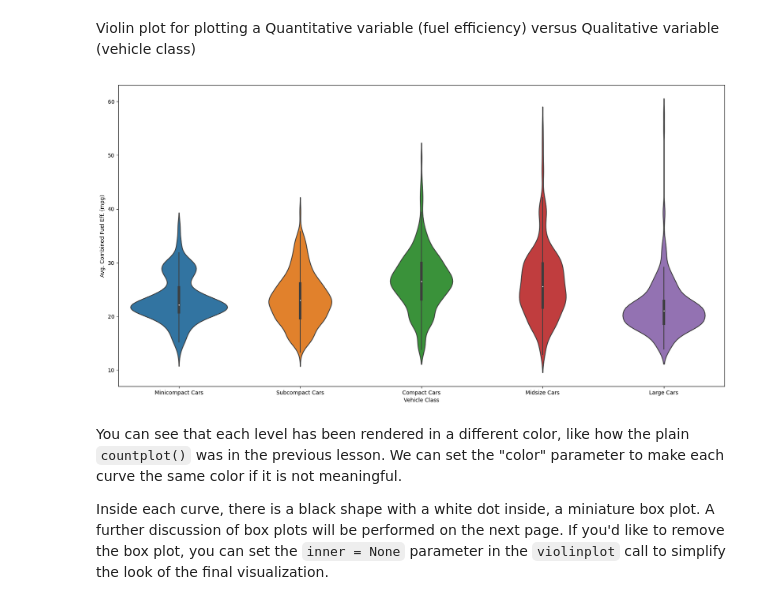
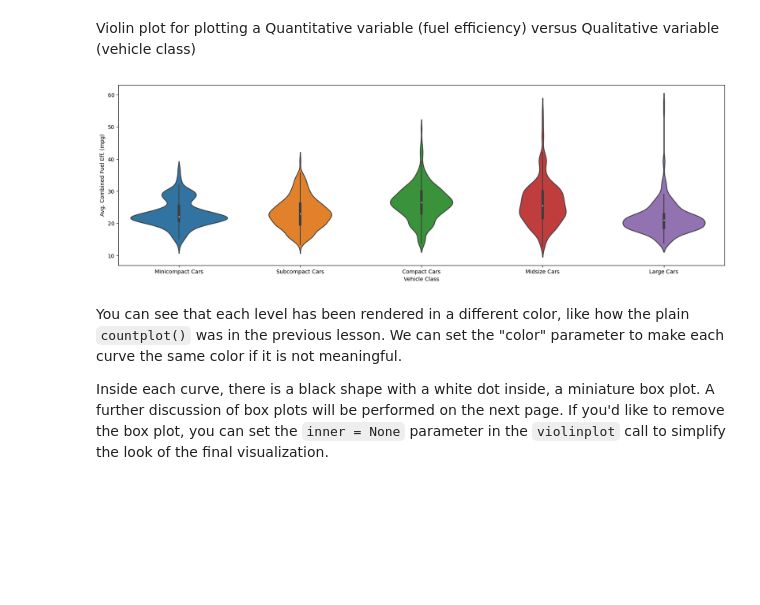
Before and after one commit to kisyular/data-visualization, a Jupyter notebook: Intro-Data-Visualization.ipynb, the cells around one changed output. Cells and saved outputs as stored; diff of their text form; code cells hidden in the pictures; blank space fills up the shorter version.

```diff
--- a/Intro-Data-Visualization.ipynb
+++ b/Intro-Data-Visualization.ipynb
@@ -1067,19 +1067,19 @@ Violin plot for plotting a Quantitative variable (fuel efficiency) versus Qualit
 # %%
 # Types of sedan cars
 sedan_classes = ['Minicompact Cars', 'Subcompact Cars', 'Compact Cars', 'Midsize Cars', 'Large Cars']
 
 # Returns the types for sedan_classes with the categories and orderedness
 # Refer - https://pandas.pydata.org/pandas-docs/version/0.23.4/generated/pandas.api.types.CategoricalDtype.html
 vclasses = pd.api.types.CategoricalDtype(ordered=True, categories=sedan_classes)
 
 # Use pandas.astype() to convert the "VClass" column from a plain object type into an ordered categorical type
 fuel_econ['VClass'] = fuel_econ['VClass'].astype(vclasses);
-plt.figure(figsize=(20, 10))
+plt.figure(figsize=(20, 6))
 sb.violinplot(data=fuel_econ, x='VClass', y='comb')
 plt.xlabel('Vehicle Class')
 plt.ylabel('Avg. Combined Fuel Eff. (mpg)');
 # %% [output]
-[figure, old version]
+[figure, new version]
 # %% [markdown]
 You can see that each level has been rendered in a different color, like how the plain `countplot()` was in the previous lesson. We can set the "color" parameter to make each curve the same color if it is not meaningful.
 
```
Also changed, not shown: parts of 13 cells of this notebook.
